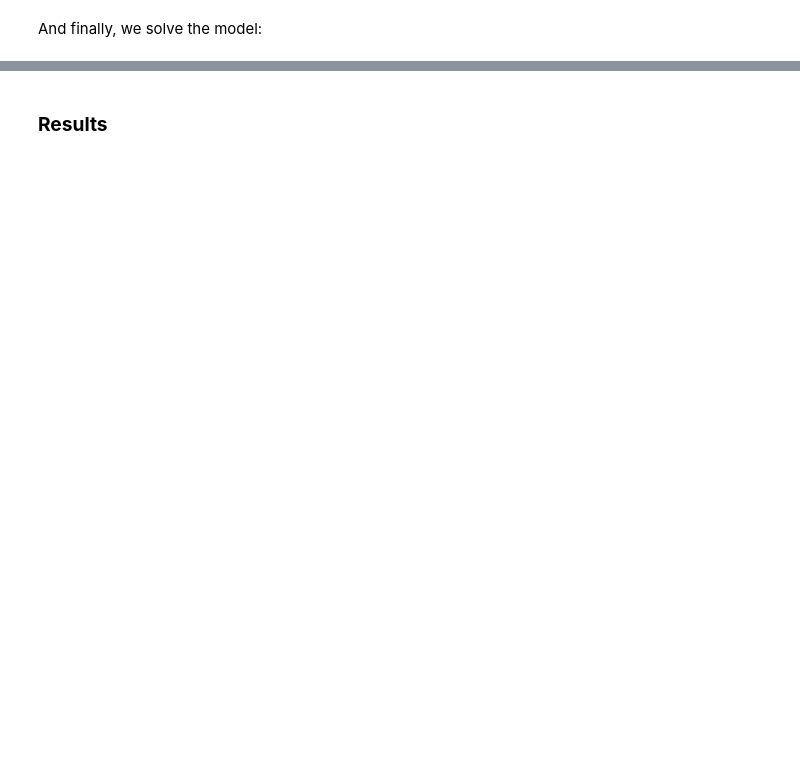
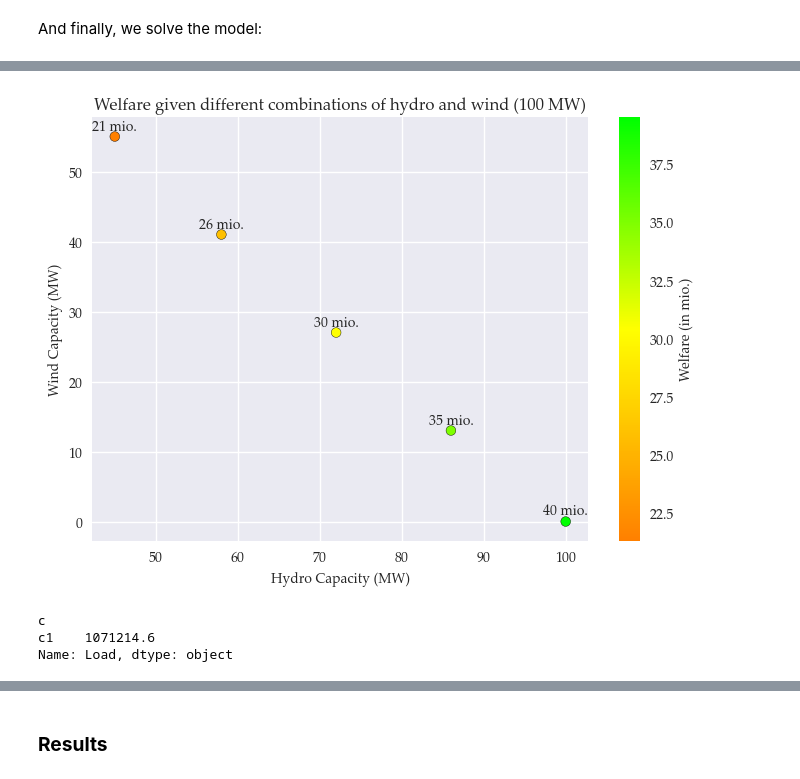
Before and after one commit to jnl455/Nuuk-Energy-mix, a Jupyter notebook: Exercises/E44/E44_SolutionGuide.ipynb, the cells around one changed output, grey strips where cells are left out. Cells and saved outputs as stored; diff of their text form; code cells hidden in the pictures; blank space fills up the shorter version.

```diff
--- a/Exercises/E44/E44_SolutionGuide.ipynb
+++ b/Exercises/E44/E44_SolutionGuide.ipynb
@@ -193,0 +352,52 @@ solution = m.loopSolveExtract(loop, [grid_ECap_Wind, grid_ECap_Hydro, grid_SCap]
+# %%
+import pandas as pd
+import matplotlib.pyplot as plt
+from matplotlib.colors import LinearSegmentedColormap, Normalize
+
+# Assuming df is your DataFrame
+df_tabel = pd.DataFrame(tabel_data)
+
+# Define the tolerance for the sum of wind and hydro capacities
+tolerance = 5
+
+# Filter combinations where the sum of wind and hydro capacities is close to 100
+filtered_df = df_tabel[df_tabel['Combination'].apply(lambda x: abs(sum(x) - 100) <= tolerance)]
+
+# Extract x and y values from the filtered DataFrame
+combinations = filtered_df['Combination']
+welfare = filtered_df['Welfare'] / 1e6  # Convert welfare values to millions
+
+# Unpack the tuples in the 'Combination' column
+y, x = zip(*combinations)
+
+# Define a custom colormap from orange to green
+colors = [(1, 0.5, 0), (1, 1, 0), (0, 1, 0)]  # RGB values for orange, yellow, and green
+cmap = LinearSegmentedColormap.from_list('custom_cmap', colors, N=256)
+
+# Normalize welfare values to the range [0, 1] for the colormap
+norm = Normalize(vmin=welfare.min(), vmax=welfare.max())
+
+# Create a scatter plot with swapped x and y, using the custom colormap
+plt.scatter(x, y, c=welfare, cmap=cmap, norm=norm, marker='o', edgecolors='black')
+
+# Add labels and a colorbar
+plt.xlabel('Hydro Capacity (MW)')
+plt.ylabel('Wind Capacity (MW)')
+plt.title('Welfare given different combinations of hydro and wind (100 MW)')
+cbar = plt.colorbar()
+cbar.set_label('Welfare (in mio.)')
+
+# Add welfare value annotations for each combination
+for i, (xi, yi, wi) in enumerate(zip(x, y, welfare)):
+    plt.annotate(f'{wi:.0f} mio.', (xi, yi), textcoords="offset points", xytext=(0, 5), ha='center')
+
+# Show the plot
+plt.show()
+# %% [output]
+[figure, added]
+# %%
+db['Load']
+# %% [output]
+c
+c1    1071214.6
+Name: Load, dtype: object
```
Also changed, not shown: parts of 38 cells of this notebook, 4 other files.
